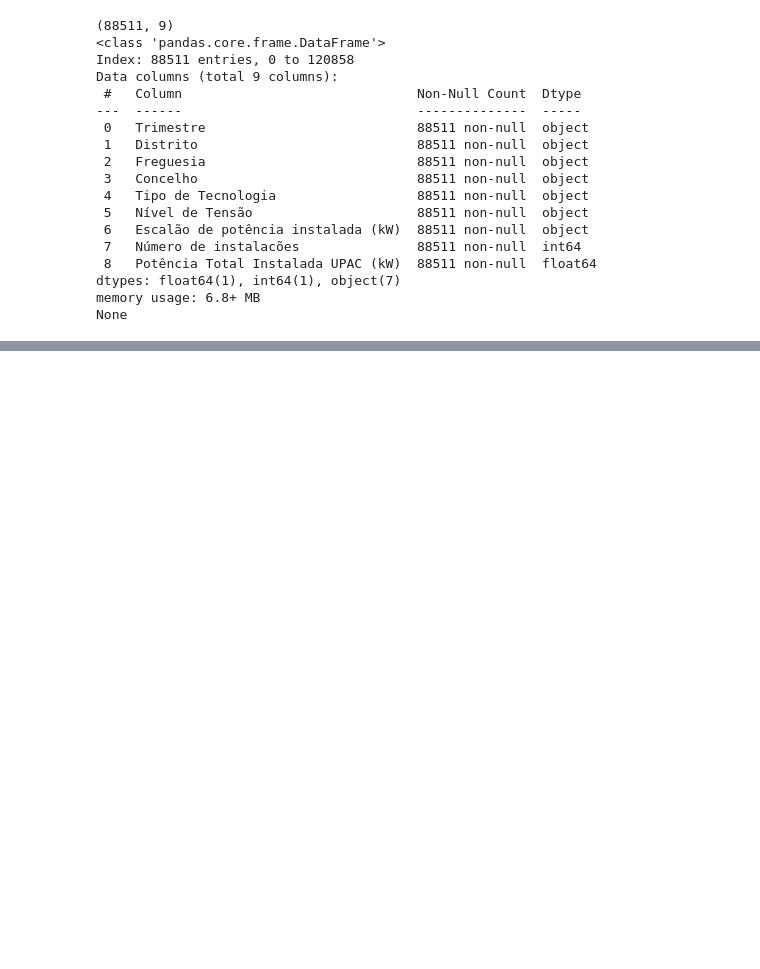
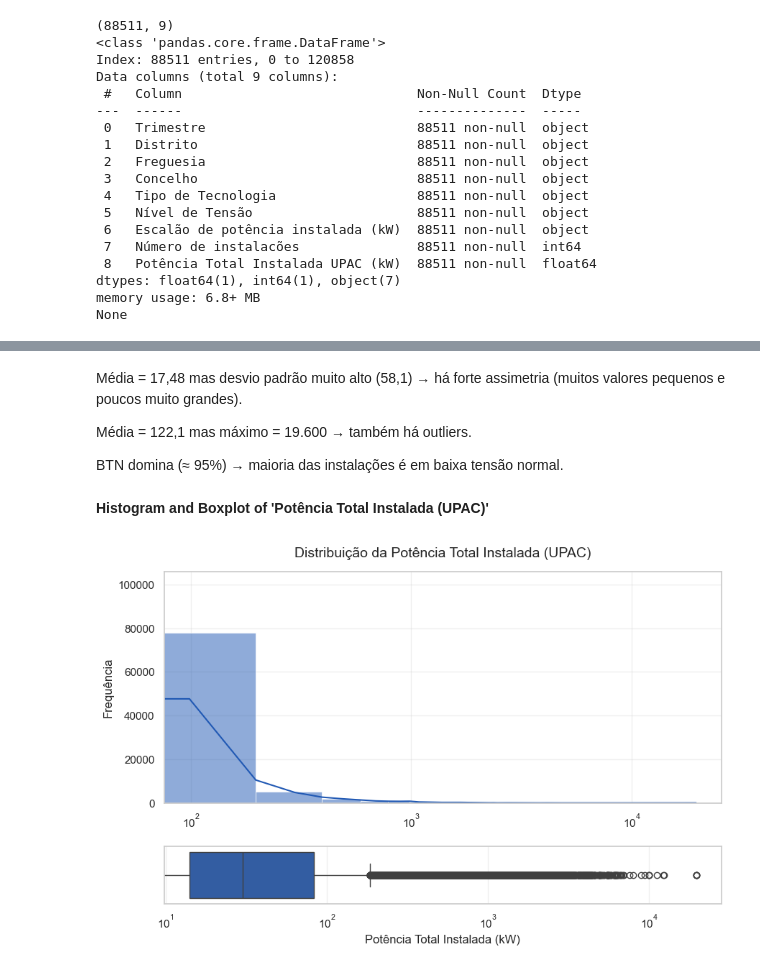
Before and after one commit to Mariana-rc01/WattWise, a Jupyter notebook: iara_notebook.ipynb, the cells around one changed output, grey strips where cells are left out. Saved outputs shown, nothing was run; the diff lists cells and outputs as text; code cells hidden in the pictures; blank space fills up the shorter version.

```diff
--- a/iara_notebook.ipynb
+++ b/iara_notebook.ipynb
@@ -367,0 +383,44 @@ None
+# %% [markdown]
+Média = 17,48 mas desvio padrão muito alto (58,1) → há forte assimetria (muitos valores pequenos e poucos muito grandes).
+
+Média = 122,1 mas máximo = 19.600 → também há outliers.
+
+BTN domina (≈ 95%) → maioria das instalações é em baixa tensão normal.
+# %% [markdown]
+**Histogram and Boxplot of 'Potência Total Instalada (UPAC)'**
+# %%
+sns.set(style='whitegrid')
+fig = plt.figure(figsize=(10, 6))
+gs = gridspec.GridSpec(2, 1, height_ratios=[4, 1], hspace=0.30)
+
+# --- HISTOGRAMA ---
+ax0 = plt.subplot(gs[0])
+sns.histplot(
+    df['Potência Total Instalada UPAC (kW)'],
+    bins=100,
+    color='#2159B4',
+    kde=True,
+    ax=ax0
+)
+ax0.set_xscale('log')
+ax0.set_title('Distribuição da Potência Total Instalada (UPAC)', fontsize=14, pad=15)
+ax0.set_xlabel('')
+ax0.set_ylabel('Frequência')
+ax0.grid(alpha=0.3)
+
+# --- BOXPLOT ---
+ax1 = plt.subplot(gs[1])
+sns.boxplot(
+    x=df['Potência Total Instalada UPAC (kW)'],
+    color='#2159B4',
+    ax=ax1
+)
+ax1.set_xscale('log')
+ax1.set_xlabel('Potência Total Instalada (kW)')
+ax1.set_yticks([])
+ax1.grid(alpha=0.3, axis='x')
+
+plt.tight_layout()
+plt.show()
+# %% [output]
+[figure, added]
```
Also changed, not shown: parts of 22 cells of this notebook.
